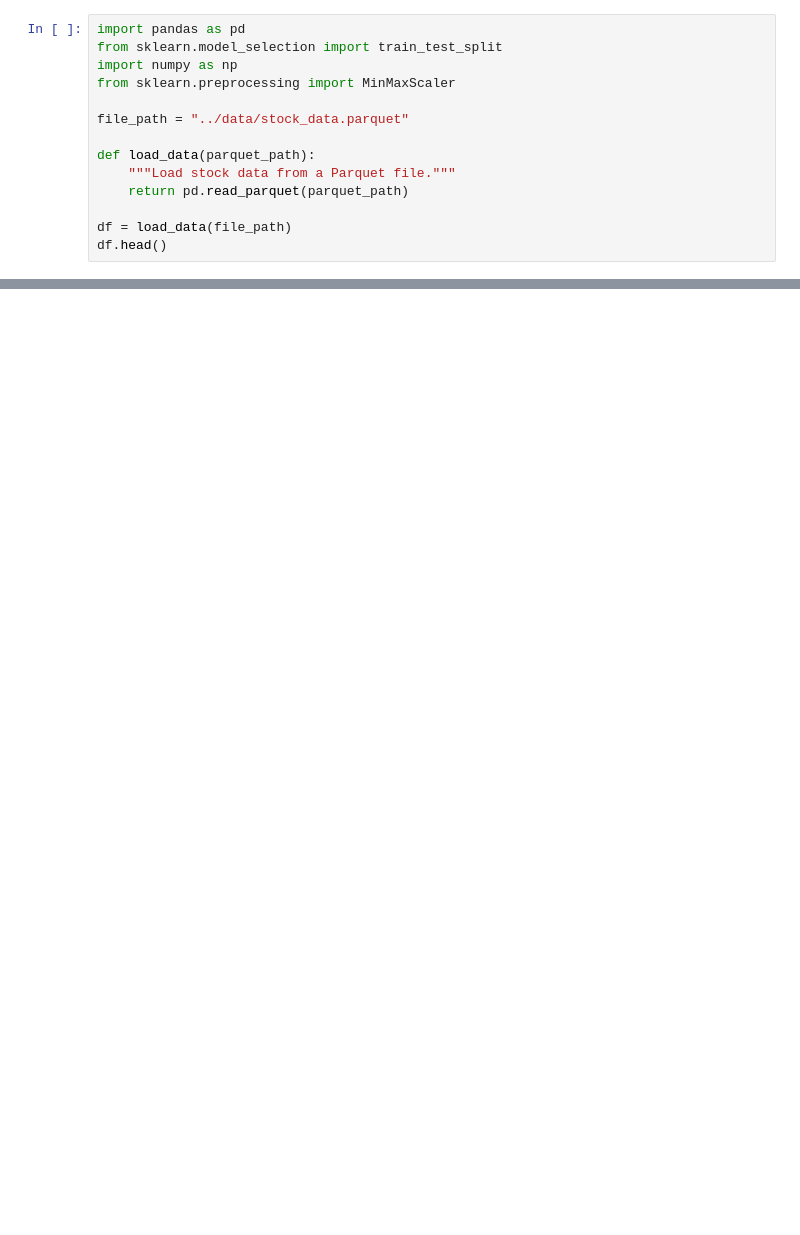
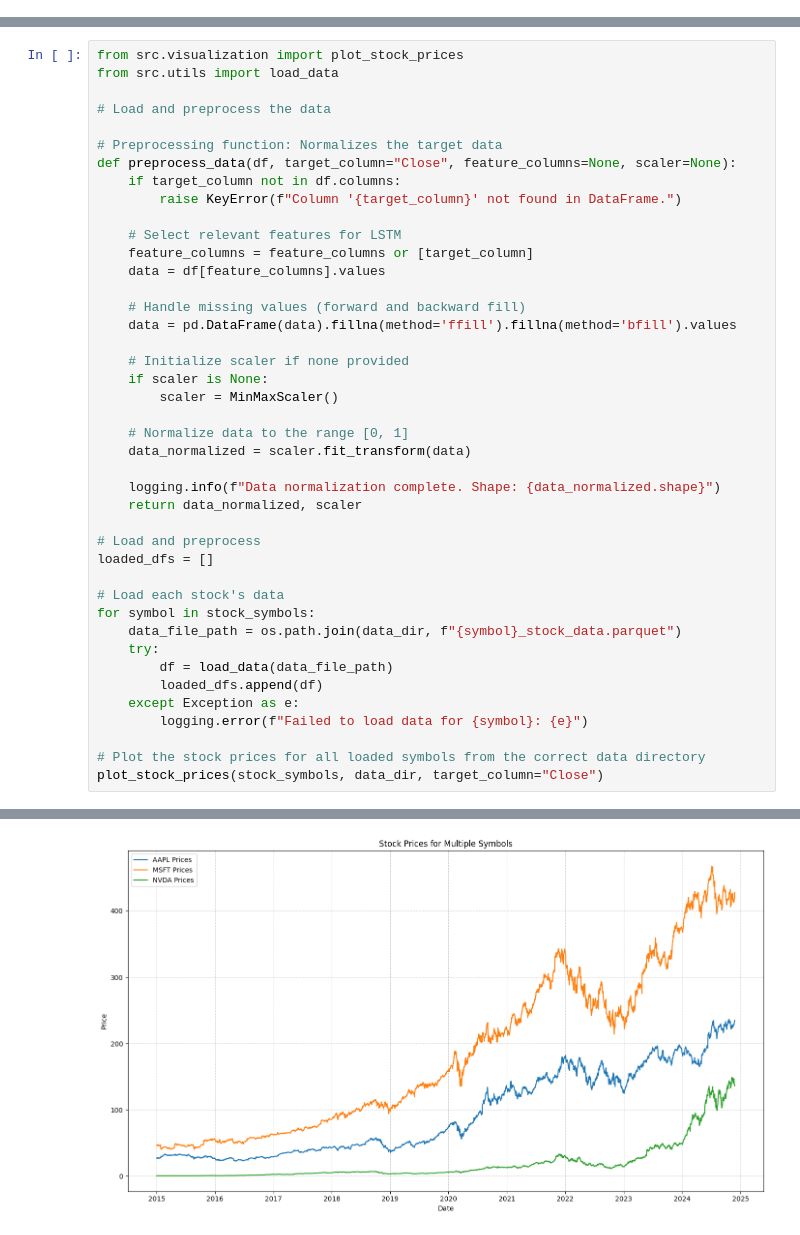
Before and after one commit to ghudeihed/time-series-stock-prediction, a Jupyter notebook: notebooks/stock_prediction.ipynb, the cells around one changed output, grey strips where cells are left out. Drawn from its saved outputs; the diff is of its cells as text; blank space fills up the shorter version.

```diff
--- a/notebooks/stock_prediction.ipynb
+++ b/notebooks/stock_prediction.ipynb
@@ -78,14 +0,0 @@ stock_data.head()
-# %%
-import pandas as pd
-from sklearn.model_selection import train_test_split
-import numpy as np
-from sklearn.preprocessing import MinMaxScaler
-
-file_path = "../data/stock_data.parquet"
-
-def load_data(parquet_path):
-    """Load stock data from a Parquet file."""
-    return pd.read_parquet(parquet_path)
-
-df = load_data(file_path)
-df.head()
@@ -139,0 +106,43 @@ Testing data shape: X_test=(391, 60, 1), y_test=(391, 1)
+# %%
+from src.visualization import plot_stock_prices
+from src.utils import load_data
+
+# Load and preprocess the data
+
+# Preprocessing function: Normalizes the target data
+def preprocess_data(df, target_column="Close", feature_columns=None, scaler=None):
+    if target_column not in df.columns:
+        raise KeyError(f"Column '{target_column}' not found in DataFrame.")
+
+    # Select relevant features for LSTM
+    feature_columns = feature_columns or [target_column]
+    data = df[feature_columns].values
+
+    # Handle missing values (forward and backward fill)
+    data = pd.DataFrame(data).fillna(method='ffill').fillna(method='bfill').values
+
+    # Initialize scaler if none provided
+    if scaler is None:
+        scaler = MinMaxScaler()
+
+    # Normalize data to the range [0, 1]
+    data_normalized = scaler.fit_transform(data)
+
+    logging.info(f"Data normalization complete. Shape: {data_normalized.shape}")
+    return data_normalized, scaler
+
+# Load and preprocess
+loaded_dfs = []
+
+# Load each stock's data
+for symbol in stock_symbols:
+    data_file_path = os.path.join(data_dir, f"{symbol}_stock_data.parquet")
+    try:
+        df = load_data(data_file_path)
+        loaded_dfs.append(df)
+    except Exception as e:
+        logging.error(f"Failed to load data for {symbol}: {e}")
+
+# Plot the stock prices for all loaded symbols from the correct data directory
+plot_stock_prices(stock_symbols, data_dir, target_column="Close")
+# %% [output]
@@ -139,0 +155 @@ Testing data shape: X_test=(391, 60, 1), y_test=(391, 1)
+[figure, added]
```
Also changed, not shown: parts of 41 cells of this notebook, 11 other files.
